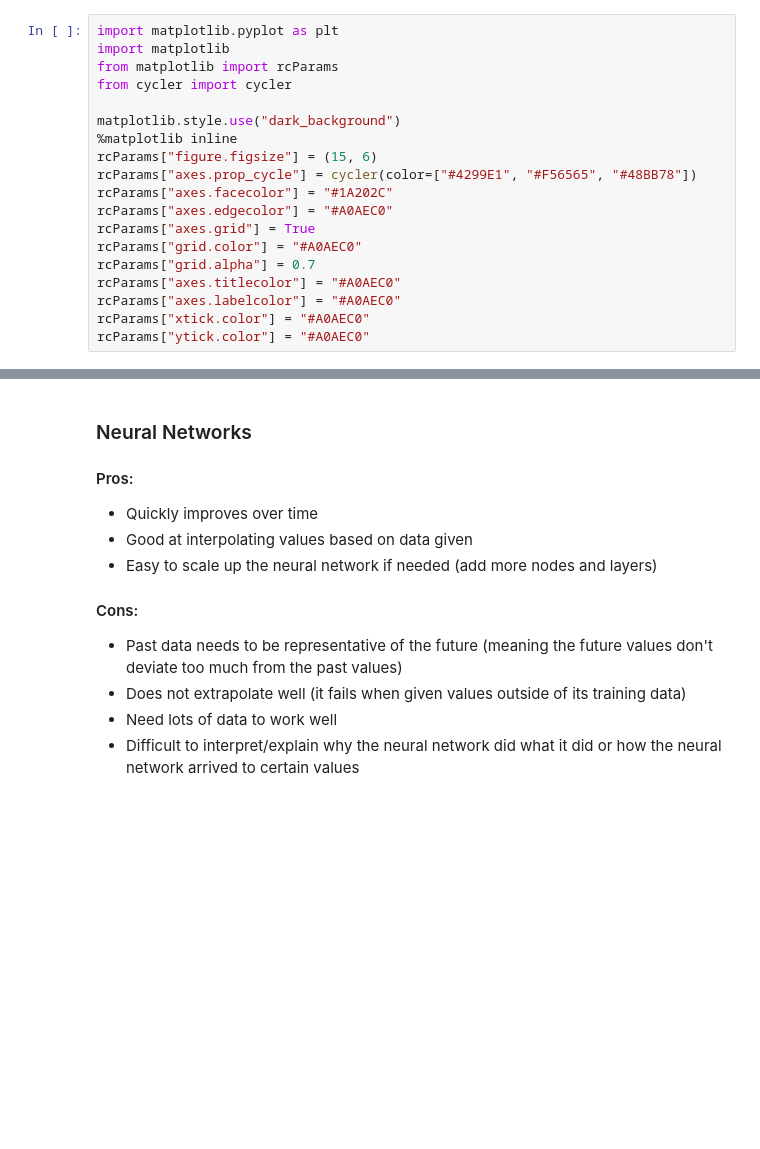
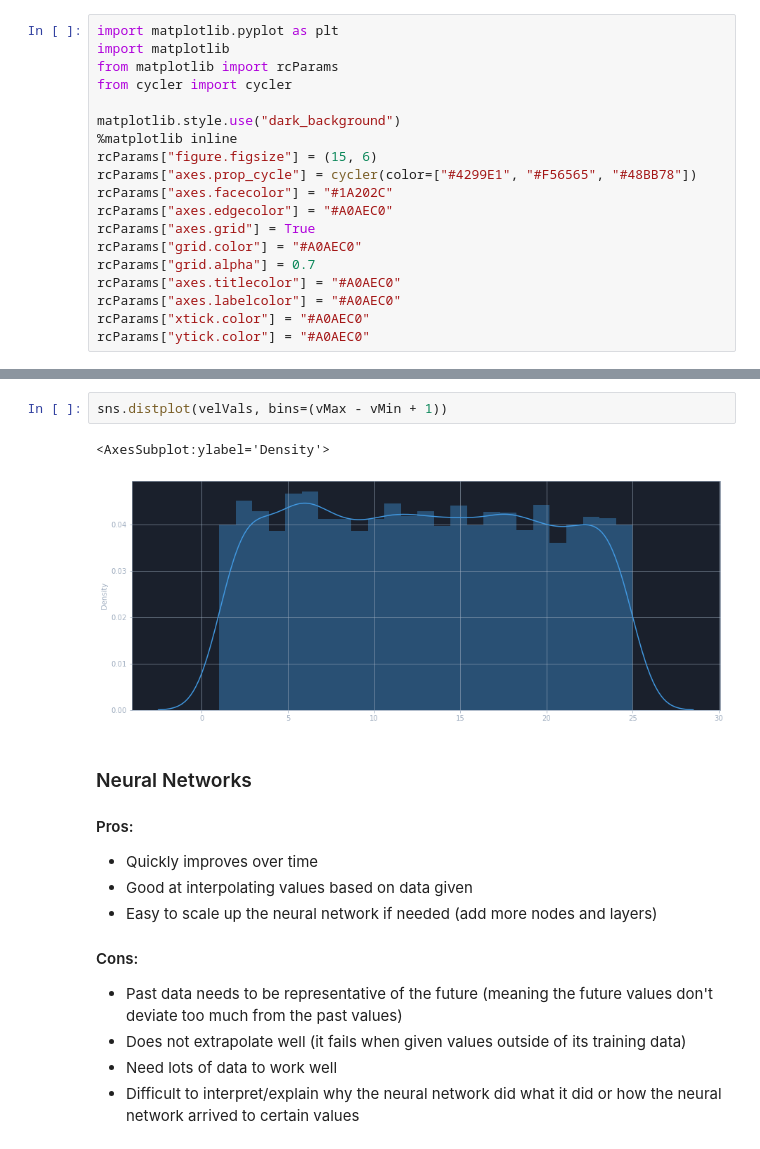
Before and after one commit to Devwulf/road-to-data-science, a Jupyter notebook: machine-learning/Neural Network - Physics.ipynb, the cells around one changed output, grey strips where cells are left out. Drawn from its saved outputs; the diff is of its cells as text; blank space fills up the shorter version.

```diff
--- a/machine-learning/Neural Network - Physics.ipynb
+++ b/machine-learning/Neural Network - Physics.ipynb
@@ -145,3 +221,8 @@ plt.legend()
+# %%
+sns.distplot(velVals, bins=(vMax - vMin + 1))
+# %% [output]
+<AxesSubplot:ylabel='Density'>
+[figure, added]
 # %% [markdown]
 ### Neural Networks
 #### Pros:
```
Also changed, not shown: parts of 10 cells of this notebook.
